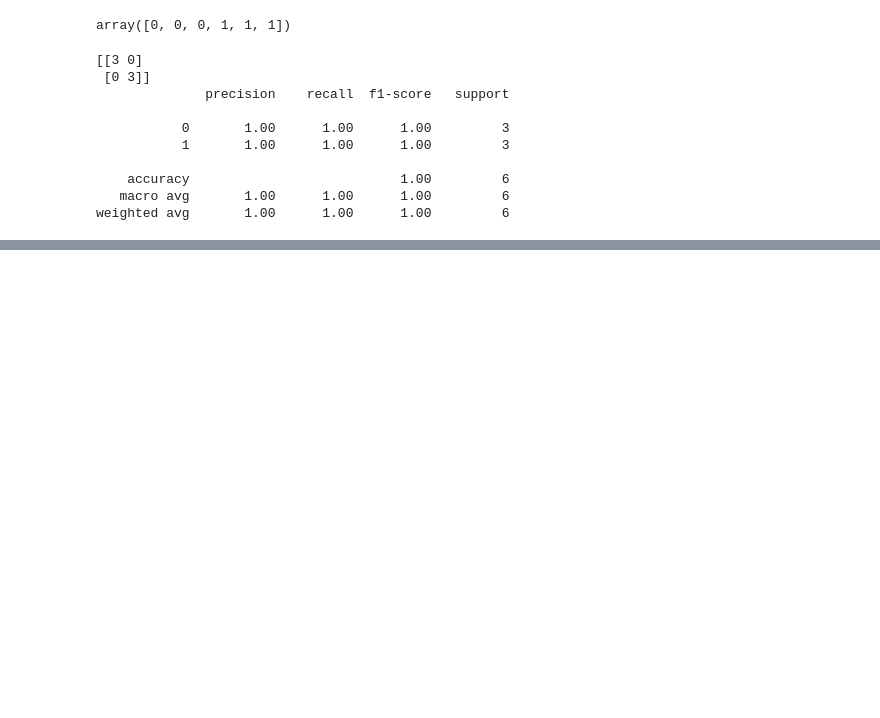
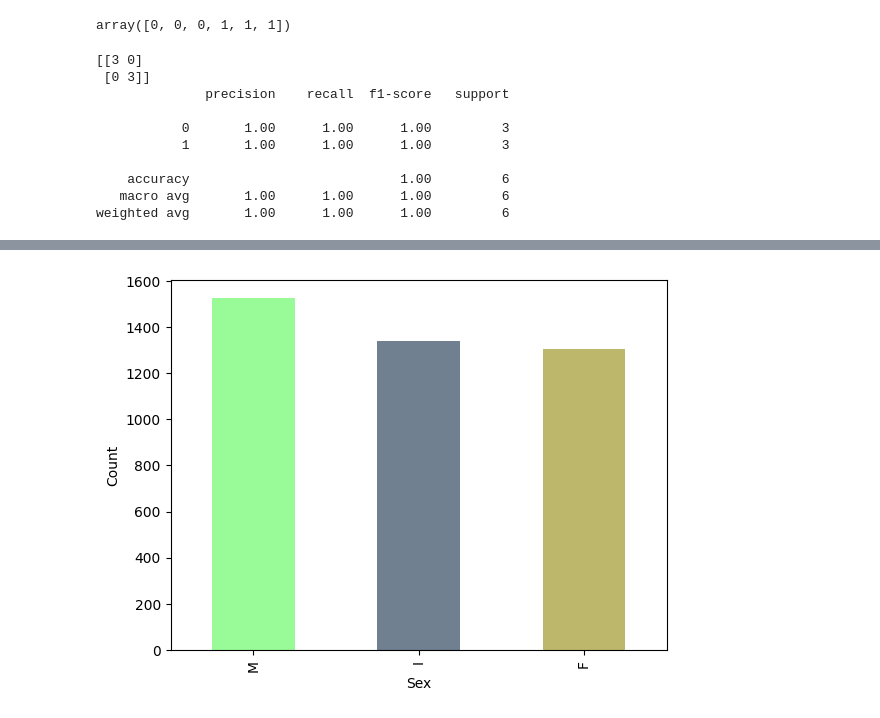
Before and after one commit to zina1t/-, a Jupyter notebook: Искусственный интеллект/Рабочая_тетрадь_5/Griaztsov_V_Workbook5.ipynb, the cells around one changed output, grey strips where cells are left out. Cells and saved outputs as stored; diff of their text form; code cells hidden in the pictures; blank space fills up the shorter version.

```diff
--- a/Искусственный интеллект/Рабочая_тетрадь_5/Griaztsov_V_Workbook5.ipynb
+++ b/Искусственный интеллект/Рабочая_тетрадь_5/Griaztsov_V_Workbook5.ipynb
@@ -685,0 +873,5 @@ weighted avg       1.00      1.00      1.00         6
+# %%
+df = pd.read_csv('abalone.csv')
+print(df.head())
+print(df.describe())
+print(df.shape)
@@ -685,0 +896,8 @@ weighted avg       1.00      1.00      1.00         6
+# %%
+import seaborn as sns
+ax = df.value_counts('Sex').plot(kind='bar', color=["palegreen", 'slategray', 'darkkhaki'])
+plt.xlabel('Sex')
+plt.ylabel('Count')
+plt.show()
+# %% [output]
+[figure, added]
```
Also changed, not shown: parts of 34 cells of this notebook, 2 other files.
